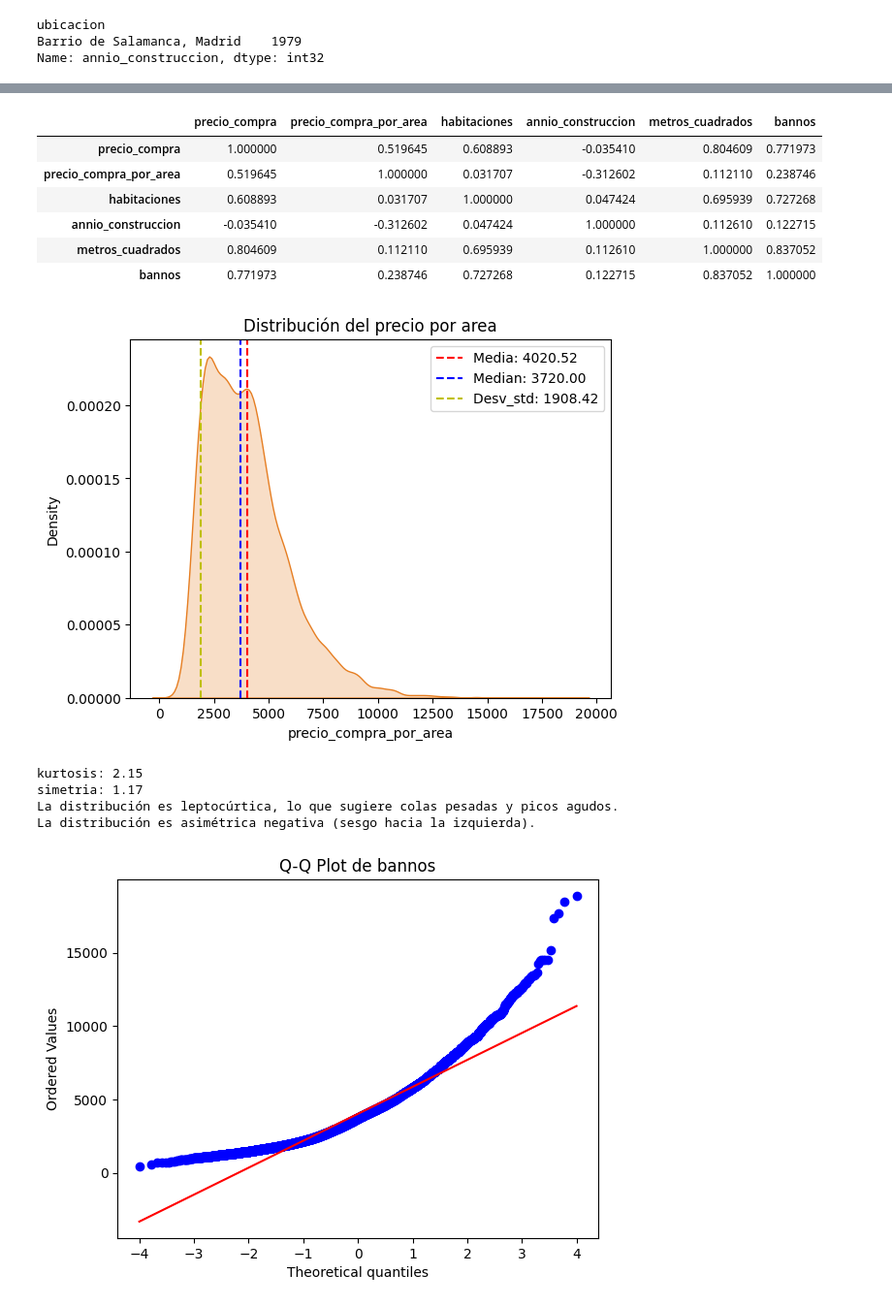
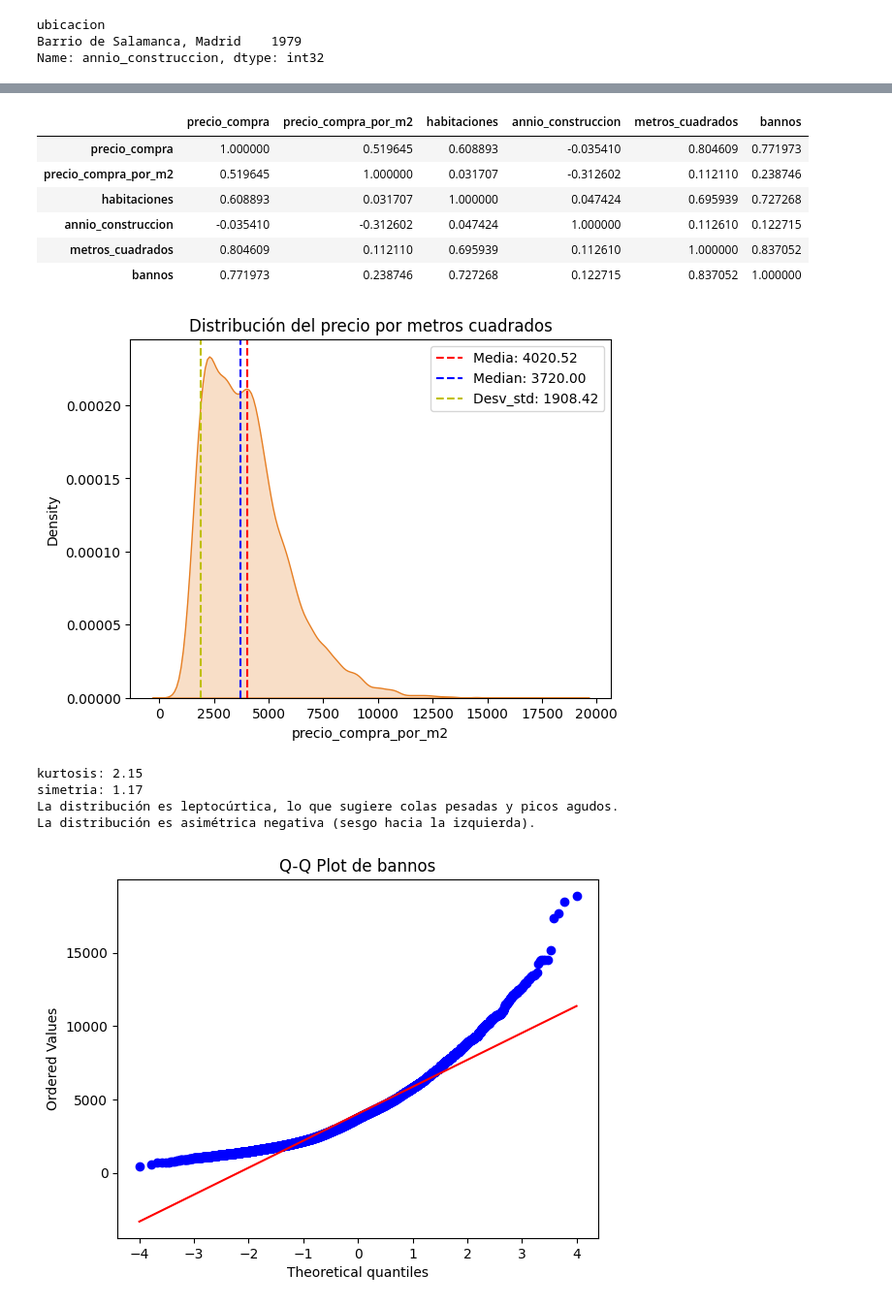
Before and after one commit to mariaortizz/DS_PT_09_2023, a Jupyter notebook: EDA/Madrid_real_state/limpieza_data_frame.ipynb, the cells around one changed output, grey strips where cells are left out. Shown at 97% size. Cells and saved outputs as stored; diff of their text form; code cells hidden in the pictures.

```diff
--- a/EDA/Madrid_real_state/limpieza_data_frame.ipynb
+++ b/EDA/Madrid_real_state/limpieza_data_frame.ipynb
@@ -45,7 +45,7 @@ def nombre_columnas(df):
                     'has_central_heating', 'has_individual_heating', 'has_lift', 'is_orientation_east', 'is_orientation_north', 'is_orientation_south', 'is_orientation_west'
                     ], axis=1, inplace = True)
 
-        df.columns = ['annio_construccion', 'precio_compra', 'precio_compra_por_area', 'cee',
+        df.columns = ['annio_construccion', 'precio_compra', 'precio_compra_por_m2', 'cee',
        'piso', 'balcon', 'armarios_empotrados', 'jardin', 'zonas_verdes',
        'estacionamiento', 'pileta',
        'trastero', 'terraza', 'tipo_inmueble',
@@ -415,7 +427,7 @@ def sacar_metros_cuadrados_nuevos(df):
     ''''Funcion para rellenar los valores nulos de los metros cuadrados en base a el precio por metro cuadrado'''
     try:
         df.drop(columns=['metros_cuadrados'], axis= 1, inplace=True)
-        df['metros_cuadrados'] = (df['precio_compra'] / df['precio_compra_por_area']).round()
+        df['metros_cuadrados'] = (df['precio_compra'] / df['precio_compra_por_m2']).round()
     except Exception as a:
         print(f"No pude tranformar el dataframe")
     return df
@@ -519,9 +531,9 @@ df_correlacion = df.select_dtypes(include= 'number').corr()
 # %%
 df_correlacion
 # %% [output]
-|  | precio_compra | precio_compra_por_area | habitaciones | annio_construccion | metros_cuadrados | bannos |
+|  | precio_compra | precio_compra_por_m2 | habitaciones | annio_construccion | metros_cuadrados | bannos |
 | precio_compra | 1.000000 | 0.519645 | 0.608893 | -0.035410 | 0.804609 | 0.771973 |
-| precio_compra_por_area | 0.519645 | 1.000000 | 0.031707 | -0.312602 | 0.112110 | 0.238746 |
+| precio_compra_por_m2 | 0.519645 | 1.000000 | 0.031707 | -0.312602 | 0.112110 | 0.238746 |
 | habitaciones | 0.608893 | 0.031707 | 1.000000 | 0.047424 | 0.695939 | 0.727268 |
 | annio_construccion | -0.035410 | -0.312602 | 0.047424 | 1.000000 | 0.112610 | 0.122715 |
 | metros_cuadrados | 0.804609 | 0.112110 | 0.695939 | 0.112610 | 1.000000 | 0.837052 |
@@ -529,46 +541,46 @@ df_correlacion
 # %%
 from scipy.stats import kurtosis, skew
 
-media = df['precio_compra_por_area'].mean()
-median = df['precio_compra_por_area'].median()
-variance = df['precio_compra_por_area'].var()
-desv_std = df['precio_compra_por_area'].std()
-kurtosis_valor = kurtosis(df['precio_compra_por_area'])
-simetria_valor = skew(df['precio_compra_por_area'])
+media = df['precio_compra_por_m2'].mean()
+median = df['precio_compra_por_m2'].median()
+variance = df['precio_compra_por_m2'].var()
+desv_std = df['precio_compra_por_m2'].std()
+kurtosis_valor = kurtosis(df['precio_compra_por_m2'])
+simetria_valor = skew(df['precio_compra_por_m2'])
 
-sns.kdeplot(data=df, x='precio_compra_por_area',fill=True,color=color_g,)
+sns.kdeplot(data=df, x='precio_compra_por_m2',fill=True,color=color_g,)
 # Agregar líneas verticales para las estadísticas
 plt.axvline(media, color=media_color, linestyle='dashed', label=f'Media: {media:.2f}')
 plt.axvline(median, color= mediana_color, linestyle='dashed', label=f'Median: {median:.2f}')
 plt.axvline(desv_std, color='y', linestyle='dashed', label=f'Desv_std: {desv_std:.2f}')
 
-plt.title('Distribución del precio por area')
+plt.title('Distribución del precio por metros cuadrados')
 # plt.xlabel('Popularidad')
 # plt.ylabel('Densidad')
 
 plt.legend()
 
 plt.show()
 # Interpretación de los valores
 
 print(f"kurtosis: {kurtosis_valor:.2f}")
 print(f"simetria: {simetria_valor:.2f}")
 
 if kurtosis_valor > 0:
     print("La distribución es leptocúrtica, lo que sugiere colas pesadas y picos agudos.")
 elif kurtosis_valor < 0:
     print("La distribución es platicúrtica, lo que sugiere colas ligeras y un pico achatado.")
 else:
     print("La distribución es mesocúrtica, similar a una distribución normal.")
 
 if simetria_valor < 0:
     print("La distribución es asimétrica positiva (sesgo hacia la derecha).")
 elif simetria_valor > 0:
     print("La distribución es asimétrica negativa (sesgo hacia la izquierda).")
 else:
     print("La distribución es perfectamente simétrica alrededor de su media.")
 # %% [output]
-[figure, old version]
+[figure, new version]
 kurtosis: 2.15
 simetria: 1.17
 La distribución es leptocúrtica, lo que sugiere colas pesadas y picos agudos.
```
Also changed, not shown: parts of 25 cells of this notebook, 1 other file.
